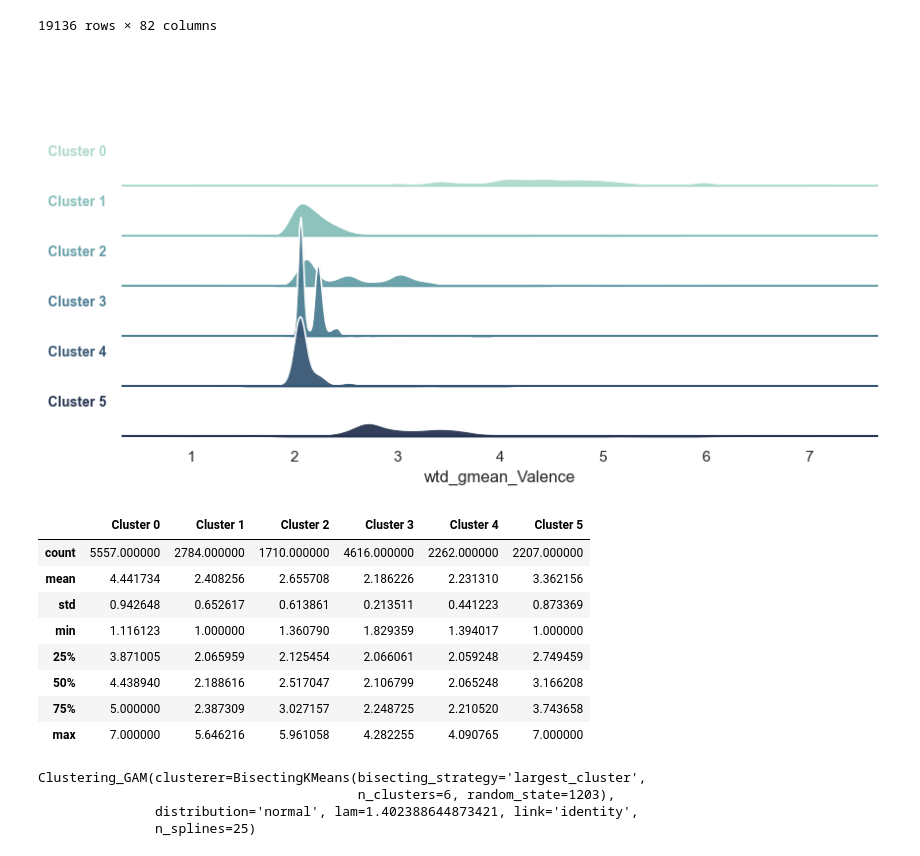
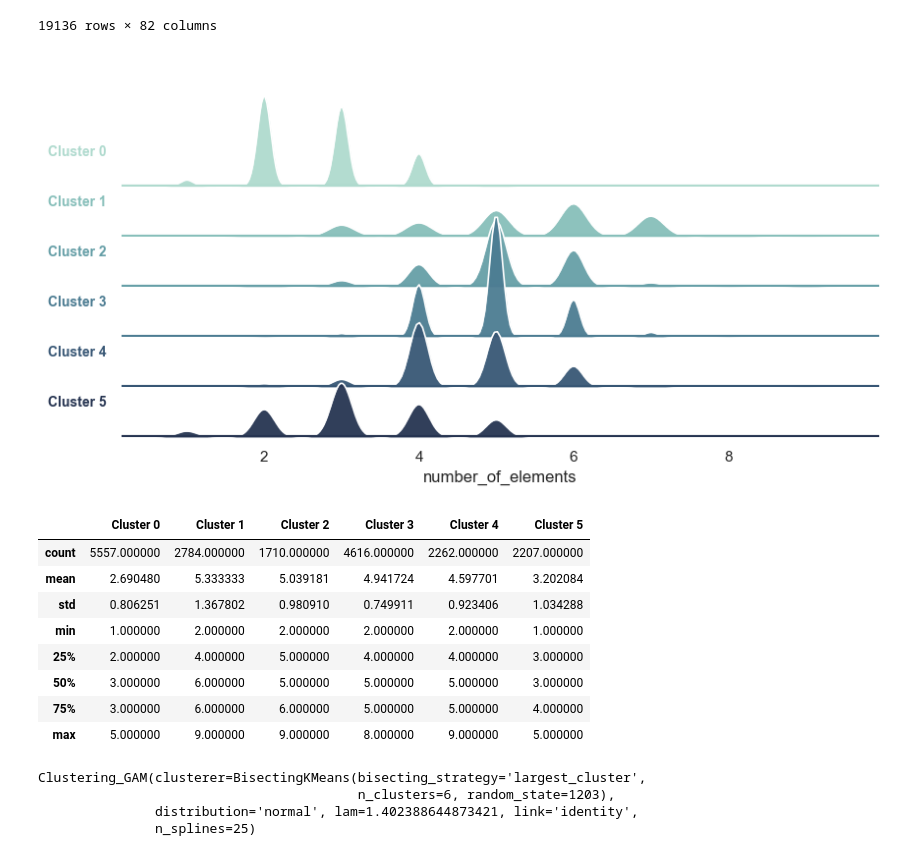
Before and after one commit to CassarGroup/IC---Interpretable-models-for-Tc-prediction, a Jupyter notebook: Other_files/Clustering_analysis_glm_and_gam.ipynb, the cells around one changed output. Drawn from its saved outputs; the diff is of its cells as text; code cells hidden in the pictures.

```diff
--- a/Other_files/Clustering_analysis_glm_and_gam.ipynb
+++ b/Other_files/Clustering_analysis_glm_and_gam.ipynb
@@ -949,7 +949,7 @@ g = sns.FacetGrid(
 
 g.map(
     sns.kdeplot,
-    "wtd_gmean_Valence",
+    "number_of_elements",
     bw_adjust=.6,
     fill=True,
     alpha=0.95,
@@ -960,7 +960,7 @@ g.map(
 
 g.map(
     sns.kdeplot,
-    "wtd_gmean_Valence",
+    "number_of_elements",
     bw_adjust=.6,
     color="white",
     lw=1.2,
@@ -982,44 +982,44 @@ def label(x, color, label):
 
     ax.text(
         -0.02,
         0.25,
         f"Cluster {label}",
         fontweight="bold",
         fontsize=10,
         color=color,
         ha="right",
         transform=ax.transAxes
     )
 
-g.map(label, "wtd_gmean_Valence")
+g.map(label, "number_of_elements")
 
 g.set(
     #xlim=(1.5, 3.5),
     yticks=[],
     ylabel="",
-    xlabel="wtd_gmean_Valence"
+    xlabel="number_of_elements"
 )
 
 g.figure.set_size_inches(10, 5)
 
 g.figure.subplots_adjust(hspace=-0.6)
 
 g.set_titles("")
 
 g.despine(left=True, bottom=True)
 
-# g.figure.suptitle("Ridge Plot: wtd_gmean_Valence por cluster", fontsize=16)
+# g.figure.suptitle("Ridge Plot: number_of_elements por cluster", fontsize=16)
 
 plt.show()
 # %% [output]
-[figure, old version]
+[figure, new version]
 # %%
-wgv_descriptor_gam = pd.concat([X0.describe()["wtd_gmean_Valence"],
-                            X1.describe()["wtd_gmean_Valence"],
-                            X2.describe()["wtd_gmean_Valence"],
-                            X3.describe()["wtd_gmean_Valence"],
-                            X4.describe()["wtd_gmean_Valence"],
-                            X5.describe()["wtd_gmean_Valence"]],
+wgv_descriptor_gam = pd.concat([X0.describe()["number_of_elements"],
+                            X1.describe()["number_of_elements"],
+                            X2.describe()["number_of_elements"],
+                            X3.describe()["number_of_elements"],
+                            X4.describe()["number_of_elements"],
+                            X5.describe()["number_of_elements"]],
                             axis=1)
 
 wgv_descriptor_gam.columns = [f"Cluster {i}" for i in range(6)]
@@ -1028,13 +1028,13 @@ display(wgv_descriptor_gam)
 # %% [output]
 |  | Cluster 0 | Cluster 1 | Cluster 2 | Cluster 3 | Cluster 4 | Cluster 5 |
 | count | 5557.000000 | 2784.000000 | 1710.000000 | 4616.000000 | 2262.000000 | 2207.000000 |
-| mean | 4.441734 | 2.408256 | 2.655708 | 2.186226 | 2.231310 | 3.362156 |
-| std | 0.942648 | 0.652617 | 0.613861 | 0.213511 | 0.441223 | 0.873369 |
-| min | 1.116123 | 1.000000 | 1.360790 | 1.829359 | 1.394017 | 1.000000 |
-| 25% | 3.871005 | 2.065959 | 2.125454 | 2.066061 | 2.059248 | 2.749459 |
-| 50% | 4.438940 | 2.188616 | 2.517047 | 2.106799 | 2.065248 | 3.166208 |
-| 75% | 5.000000 | 2.387309 | 3.027157 | 2.248725 | 2.210520 | 3.743658 |
-| max | 7.000000 | 5.646216 | 5.961058 | 4.282255 | 4.090765 | 7.000000 |
+| mean | 2.690480 | 5.333333 | 5.039181 | 4.941724 | 4.597701 | 3.202084 |
+| std | 0.806251 | 1.367802 | 0.980910 | 0.749911 | 0.923406 | 1.034288 |
+| min | 1.000000 | 2.000000 | 2.000000 | 2.000000 | 2.000000 | 1.000000 |
+| 25% | 2.000000 | 4.000000 | 5.000000 | 4.000000 | 4.000000 | 3.000000 |
+| 50% | 3.000000 | 6.000000 | 5.000000 | 5.000000 | 5.000000 | 3.000000 |
+| 75% | 3.000000 | 6.000000 | 6.000000 | 5.000000 | 5.000000 | 4.000000 |
+| max | 5.000000 | 9.000000 | 9.000000 | 8.000000 | 9.000000 | 5.000000 |
 # %%
 import sys
 sys.path.append('..//Main_Scripts')
```
Also changed, not shown: parts of 11 cells of this notebook, 2 other files.
